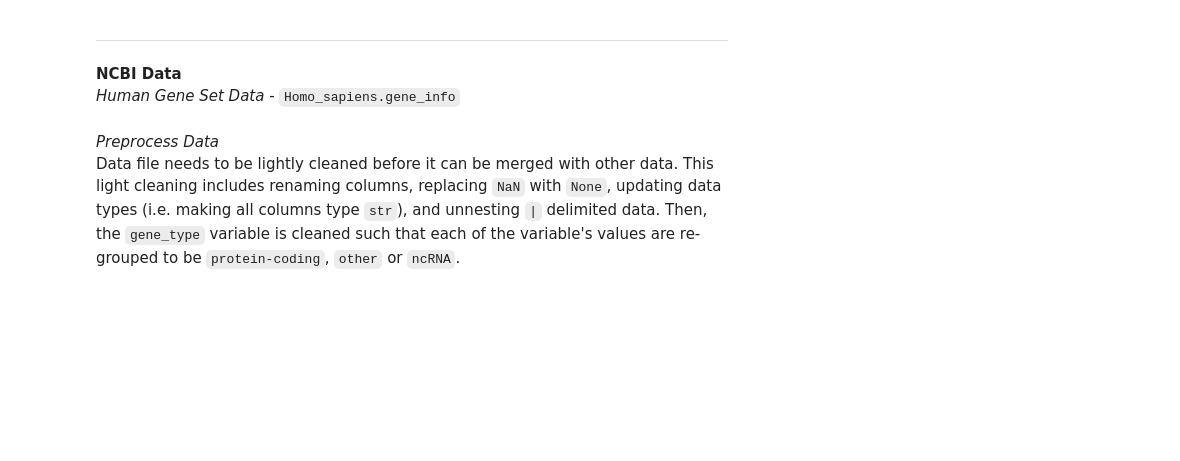
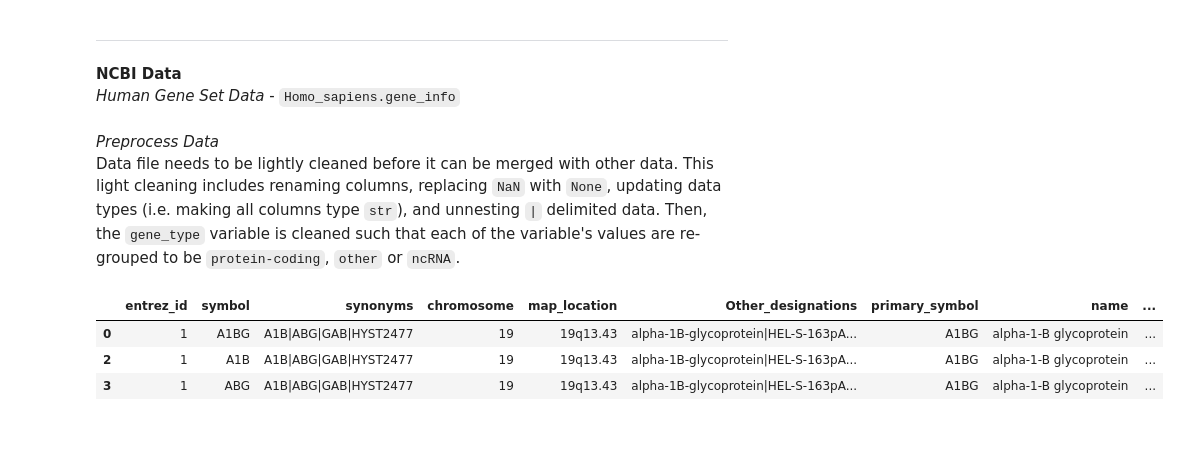
Before and after one commit to callahantiff/PheKnowLator, a Jupyter notebook: Data_Preparation.ipynb, the cells around one changed output. Cells and saved outputs as stored; diff of their text form; code cells hidden in the pictures; blank space fills up the shorter version.

```diff
--- a/Data_Preparation.ipynb
+++ b/Data_Preparation.ipynb
@@ -1293,34 +1312,39 @@ ncbi_gene['symbol'] = ncbi_gene['Symbol_from_nomenclature_authority'] + '|' + nc
 ncbi_gene['name'] = ncbi_gene['Full_name_from_nomenclature_authority'] + '|' + ncbi_gene['description']
 
 # explode nested data
-explode_df_ncbi_gene = helper_funcs.explodes_data(ncbi_gene.copy(), ['symbol', 'name'], '|')
+explode_df_ncbi_gene = explodes_data(ncbi_gene.copy(), ['symbol', 'name'], '|')
 
 # make sure that merge columns are of same type
 explode_df_ncbi_gene['entrez_id'] = explode_df_ncbi_gene['entrez_id'].astype(str)
 
 # reformat entrez gene type
 explode_df_ncbi_gene['entrez_gene_type'] = explode_df_ncbi_gene['type_of_gene']
 explode_df_ncbi_gene['entrez_gene_type'].replace('None', 'unknown', inplace=True, regex=False)
 explode_df_ncbi_gene['entrez_gene_type'].replace('pseudo', 'pseudogene', inplace=True, regex=False)
 explode_df_ncbi_gene['entrez_gene_type'].replace('biological-region', 'biological region', inplace=True, regex=False)
 
 # reformat master gene type
 explode_df_ncbi_gene['master_gene_type'] = explode_df_ncbi_gene['entrez_gene_type']
 explode_df_ncbi_gene['master_gene_type'].replace('biological region', 'other', inplace=True, regex=False)
 explode_df_ncbi_gene['master_gene_type'].replace('scRNA', 'ncRNA', inplace=True, regex=False)
 explode_df_ncbi_gene['master_gene_type'].replace('snoRNA', 'ncRNA', inplace=True, regex=False)
 explode_df_ncbi_gene['master_gene_type'].replace('snRNA', 'ncRNA', inplace=True, regex=False)
 
 # remove uneeded columns
 explode_df_ncbi_gene.drop(['type_of_gene', 'dbXrefs', 'description', 'Nomenclature_status', 'Modification_date',
                            'LocusTag', '#tax_id', 'Full_name_from_nomenclature_authority', 'Feature_type',
                            'Symbol_from_nomenclature_authority'], axis=1, inplace=True)
 
 # remove duplicates
 explode_df_ncbi_gene.drop_duplicates(subset=None, keep='first', inplace=True)
 
 # preview data
 explode_df_ncbi_gene.head(n=3)
+# %% [output]
+|  | entrez_id | symbol | synonyms | chromosome | map_location | Other_designations | primary_symbol | name | ... |
+| 0 | 1 | A1BG | A1B|ABG|GAB|HYST2477 | 19 | 19q13.43 | alpha-1B-glycoprotein|HEL-S-163pA... | A1BG | alpha-1-B glycoprotein | ... |
+| 2 | 1 | A1B | A1B|ABG|GAB|HYST2477 | 19 | 19q13.43 | alpha-1B-glycoprotein|HEL-S-163pA... | A1BG | alpha-1-B glycoprotein | ... |
+| 3 | 1 | ABG | A1B|ABG|GAB|HYST2477 | 19 | 19q13.43 | alpha-1B-glycoprotein|HEL-S-163pA... | A1BG | alpha-1-B glycoprotein | ... |
 # %% [markdown]
 <br>
 # %% [markdown]
```
Also changed, not shown: parts of 121 cells of this notebook, 13 other files.
